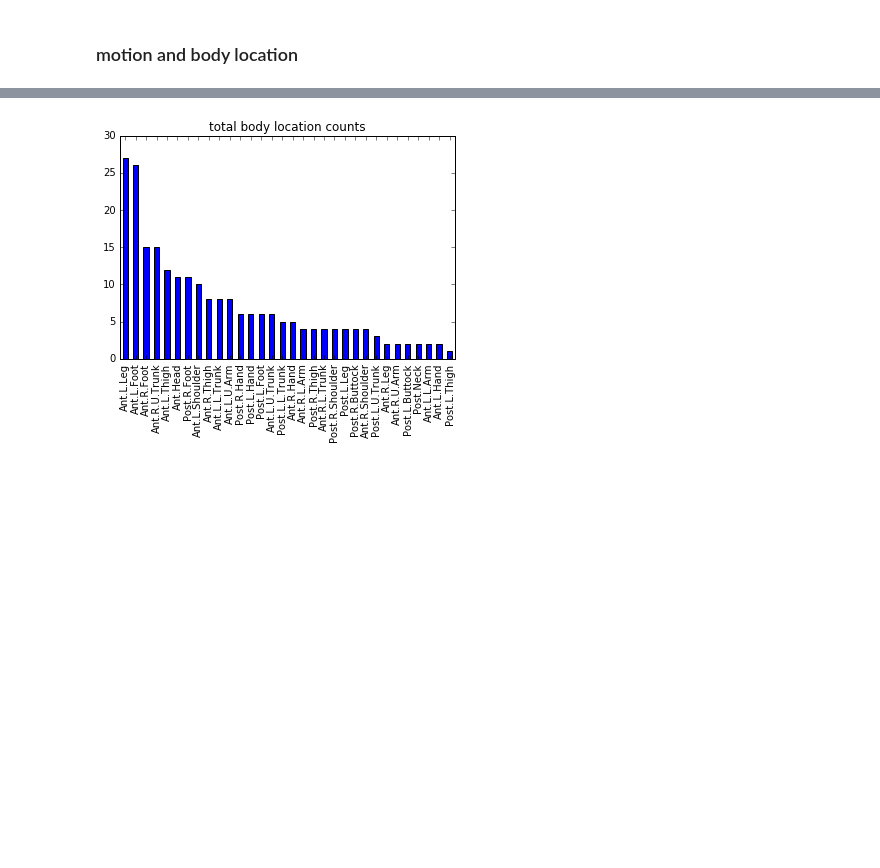
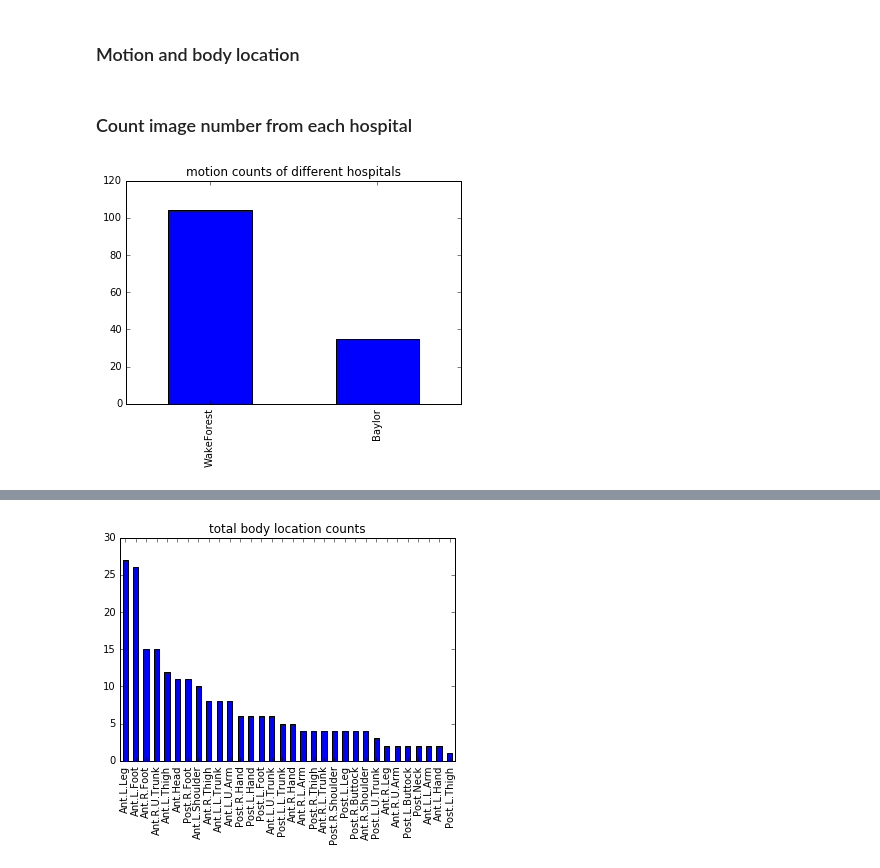
Before and after one commit to sinoecho/SMD, a Jupyter notebook: motion_detect/motionVSbodyloc.ipynb, the cells around one changed output, grey strips where cells are left out. Saved outputs shown, nothing was run; the diff lists cells and outputs as text; code cells hidden in the pictures; blank space fills up the shorter version.

```diff
--- a/motion_detect/motionVSbodyloc.ipynb
+++ b/motion_detect/motionVSbodyloc.ipynb
@@ -1,5 +1,5 @@
 # %% [markdown]
-### motion and body location
+### Motion and body location
 # %%
 import csv
 import pandas as pd
@@ -23,3 +23,14 @@ nomotion_class = np.empty(len(nomotion_bl)-1)
 nomotion_class [:] = 0
 mt['class']=pd.concat([pd.DataFrame(motion_class),pd.DataFrame(nomotion_class)],ignore_index = True)
 mt['class']=mt['class'].astype('category')
+# %% [markdown]
+### Count image number from each hospital
+# %%
+motionhp=[]
+for i in range(1,motion.shape[0]):
+    motionhp.append(motion.ix[i,0].split("\\")[1])
+motionhp=pd.DataFrame(motionhp)[0].astype('category')
+_=motionhp.value_counts().plot(kind='bar')
+_=plt.title('motion counts of different hospitals')
+# %% [output]
+[figure, added]
```
Also changed, not shown: parts of 13 cells of this notebook, 1 other file.
